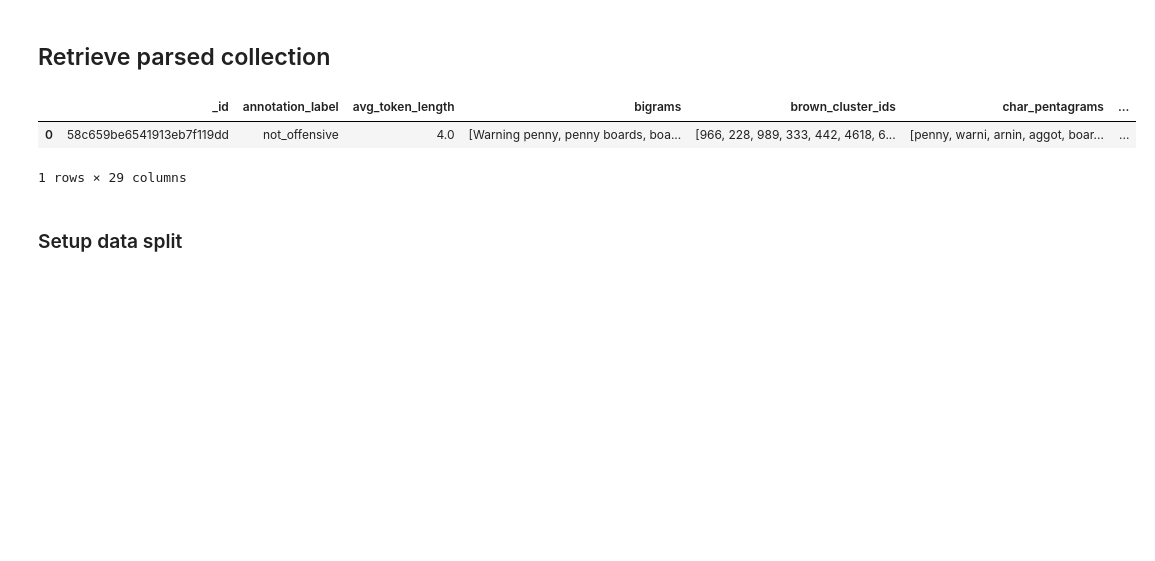
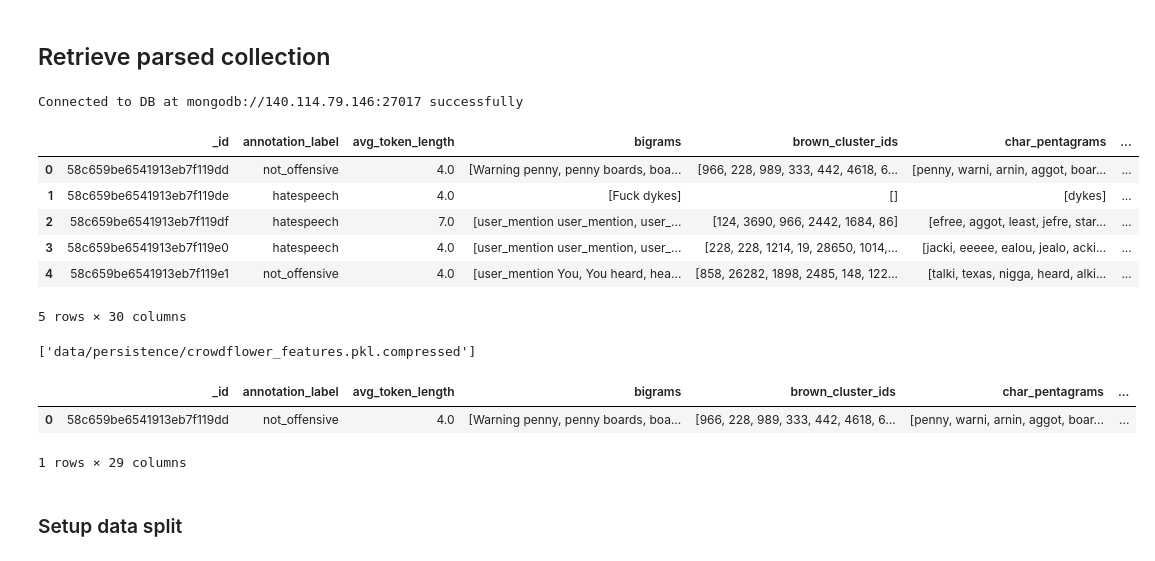
Before and after one commit to JherezTaylor/hatespeech_codewords, a Jupyter notebook: hatespeech_core/classifierModel.ipynb, the cells around one changed output. Saved outputs shown, nothing was run; the diff lists cells and outputs as text; code cells hidden in the pictures; blank space fills up the shorter version.

```diff
--- a/hatespeech_core/classifierModel.ipynb
+++ b/hatespeech_core/classifierModel.ipynb
@@ -3,37 +3,48 @@
 # %%
 import pandas as pd
 import numpy as np
 import spacy
 import joblib
 from modules.db import mongo_base
 from sklearn.feature_extraction.text import CountVectorizer, HashingVectorizer, TfidfVectorizer, TfidfTransformer
 from sklearn.feature_extraction import FeatureHasher, DictVectorizer
 from sklearn.svm import LinearSVC
 from sklearn.pipeline import Pipeline, FeatureUnion
 from sklearn.model_selection import train_test_split
 from sklearn.metrics import accuracy_score
 from sklearn.metrics import classification_report
 from sklearn.metrics import confusion_matrix
 from modules.utils.CustomTwokenizer import CustomTwokenizer
 
-# connection_params = ["twitter", "crowdflower_features"]
-# client = mongo_base.connect()
-# db_name = connection_params[0]
-# connection_params.insert(0, client)
+connection_params = ["twitter", "crowdflower_features"]
+client = mongo_base.connect()
+db_name = connection_params[0]
+connection_params.insert(0, client)
 
-# query = {}
-# query["filter"] = {}
-# query["projection"] = {}
-# query["limit"] = 0
-# query["skip"] = 0
-# query["no_cursor_timeout"] = True
-# cursor = mongo_base.finder(connection_params, query, False)
-# df = pd.DataFrame(list(cursor))
-# df.head()
+query = {}
+query["filter"] = {}
+query["projection"] = {}
+query["limit"] = 0
+query["skip"] = 0
+query["no_cursor_timeout"] = True
+cursor = mongo_base.finder(connection_params, query, False)
+df = pd.DataFrame(list(cursor))
+df.head()
+# %% [output]
+Connected to DB at mongodb://140.114.79.146:27017 successfully
+|  | _id | annotation_label | avg_token_length | bigrams | brown_cluster_ids | char_pentagrams | ... |
+| 0 | 58c659be6541913eb7f119dd | not_offensive | 4.0 | [Warning penny, penny boards, boa... | [966, 228, 989, 333, 442, 4618, 6... | [penny, warni, arnin, aggot, boar... | ... |
+| 1 | 58c659be6541913eb7f119de | hatespeech | 4.0 | [Fuck dykes] | [] | [dykes] | ... |
+| 2 | 58c659be6541913eb7f119df | hatespeech | 7.0 | [user_mention user_mention, user_... | [124, 3690, 966, 2442, 1684, 86] | [efree, aggot, least, jefre, star... | ... |
+| 3 | 58c659be6541913eb7f119e0 | hatespeech | 4.0 | [user_mention user_mention, user_... | [228, 228, 1214, 19, 28650, 1014,... | [jacki, eeeee, ealou, jealo, acki... | ... |
+| 4 | 58c659be6541913eb7f119e1 | not_offensive | 4.0 | [user_mention You, You heard, hea... | [858, 26282, 1898, 2485, 148, 122... | [talki, texas, nigga, heard, alki... | ... |
+5 rows × 30 columns
 # %%
 crowdflower_persistence = 'data/persistence/crowdflower_features.pkl.compressed'
 nlp = spacy.load('en', create_make_doc=CustomTwokenizer)
-# joblib.dump(df, crowdflower_persistence, compress=True)
+joblib.dump(df, crowdflower_persistence, compress=True)
+# %% [output]
+['data/persistence/crowdflower_features.pkl.compressed']
 # %%
 df = joblib.load(crowdflower_persistence)
 # %%
```
Also changed, not shown: parts of 2 cells of this notebook, 2 other files.
